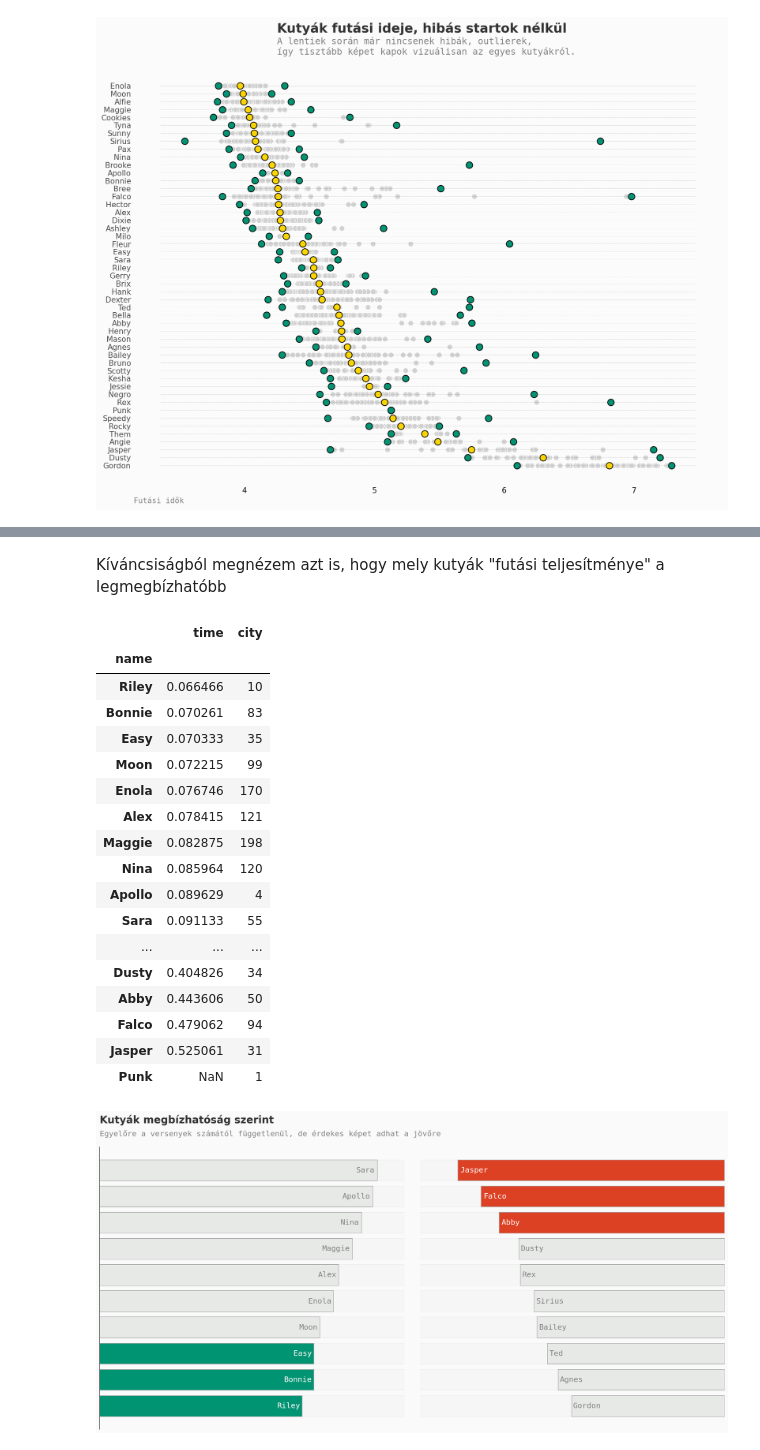
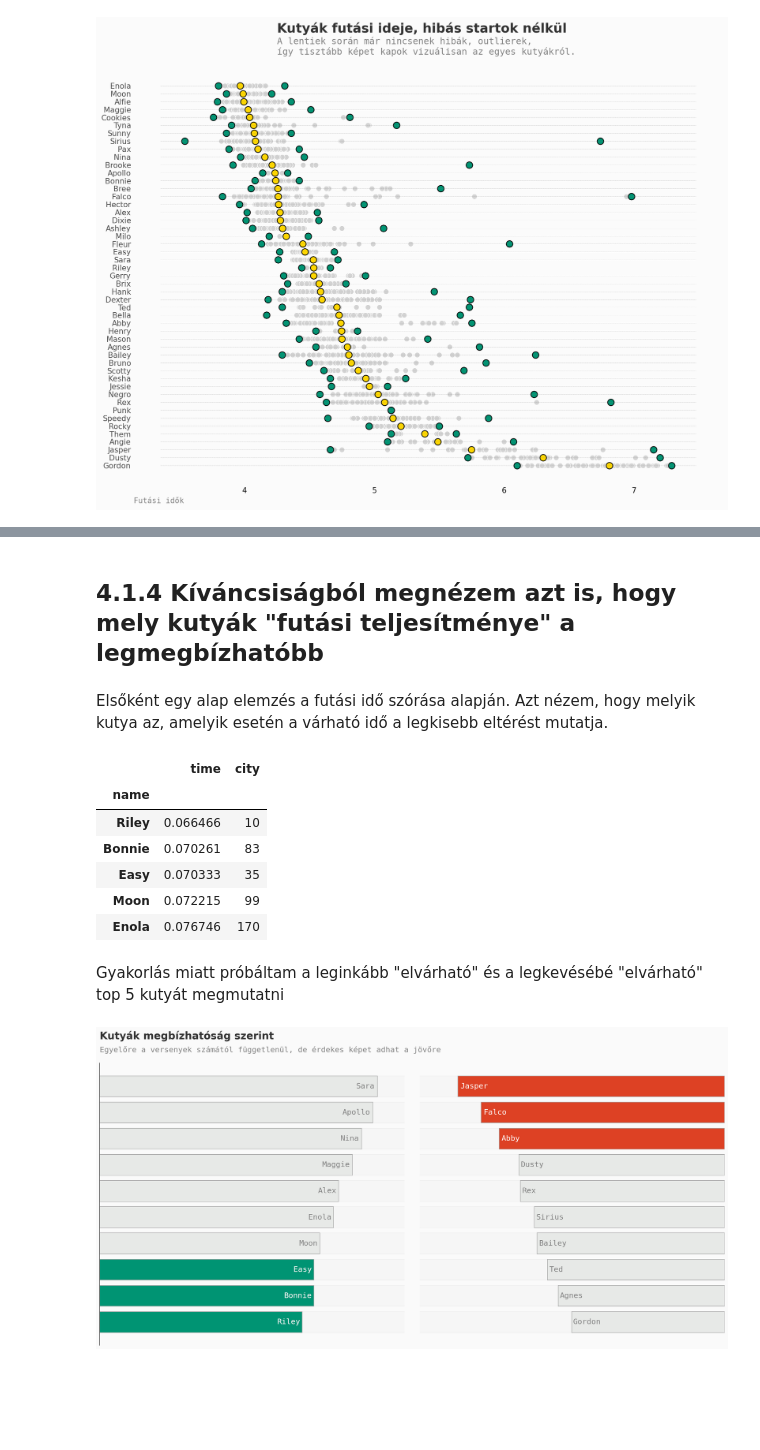
Before and after one commit to datavers/FlyBall, a Jupyter notebook: Flyball.ipynb, the cells around one changed output, grey strips where cells are left out. Drawn from its saved outputs; the diff is of its cells as text; code cells hidden in the pictures; blank space fills up the shorter version.

```diff
--- a/Flyball.ipynb
+++ b/Flyball.ipynb
@@ -946,31 +1018,25 @@ plt.show();
 # %% [markdown]
-Kíváncsiságból megnézem azt is, hogy mely kutyák "futási teljesítménye" a legmegbízhatóbb
+## 4.1.4 Kíváncsiságból megnézem azt is, hogy mely kutyák "futási teljesítménye" a legmegbízhatóbb
+# %% [markdown]
+Elsőként egy alap elemzés a futási idő szórása alapján. Azt nézem, hogy melyik kutya az, amelyik esetén a várható idő a legkisebb eltérést mutatja.
 # %%
+# az eredmény az idő alapján a szórás illetve a futott versenyek száma
 df_merged_wo_time_error.groupby('name').agg(
     {
         'time' : 'std',
         'city' : 'count'
     }
-).sort_values('time')
+).sort_values('time').head()
 # %% [output]
 |  | time | city |
 | name |  |  |
 | Riley | 0.066466 | 10 |
 | Bonnie | 0.070261 | 83 |
 | Easy | 0.070333 | 35 |
 | Moon | 0.072215 | 99 |
 | Enola | 0.076746 | 170 |
-| Alex | 0.078415 | 121 |
-| Maggie | 0.082875 | 198 |
-| Nina | 0.085964 | 120 |
-| Apollo | 0.089629 | 4 |
-| Sara | 0.091133 | 55 |
-| ... | ... | ... |
-| Dusty | 0.404826 | 34 |
-| Abby | 0.443606 | 50 |
-| Falco | 0.479062 | 94 |
-| Jasper | 0.525061 | 31 |
-| Punk | NaN | 1 |
+# %% [markdown]
+Gyakorlás miatt próbáltam a leginkább "elvárható" és a legkevésébé "elvárható" top 5 kutyát megmutatni
 # %%
 # colours
 low_c = '#dd4124'
```
Also changed, not shown: parts of 88 cells of this notebook.
